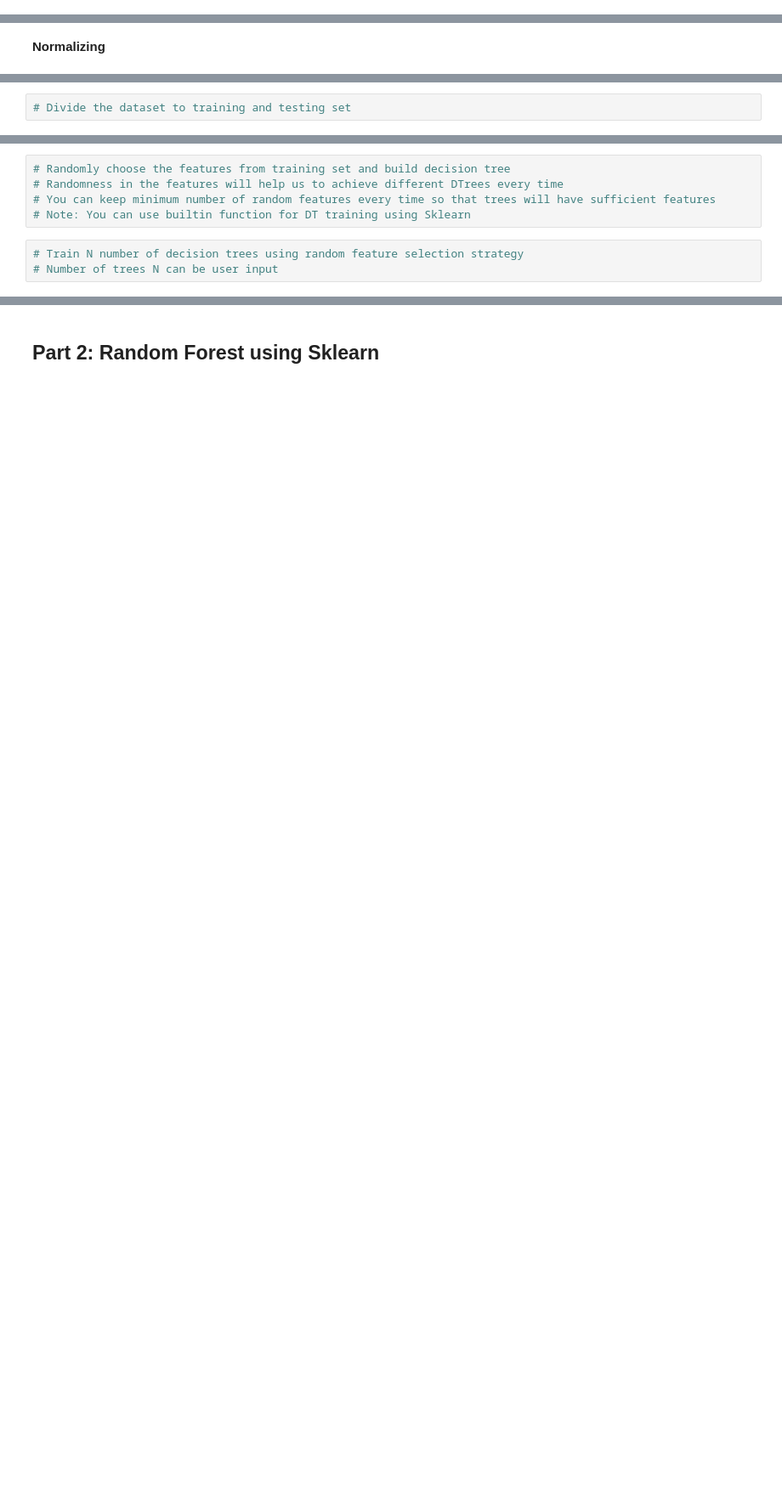
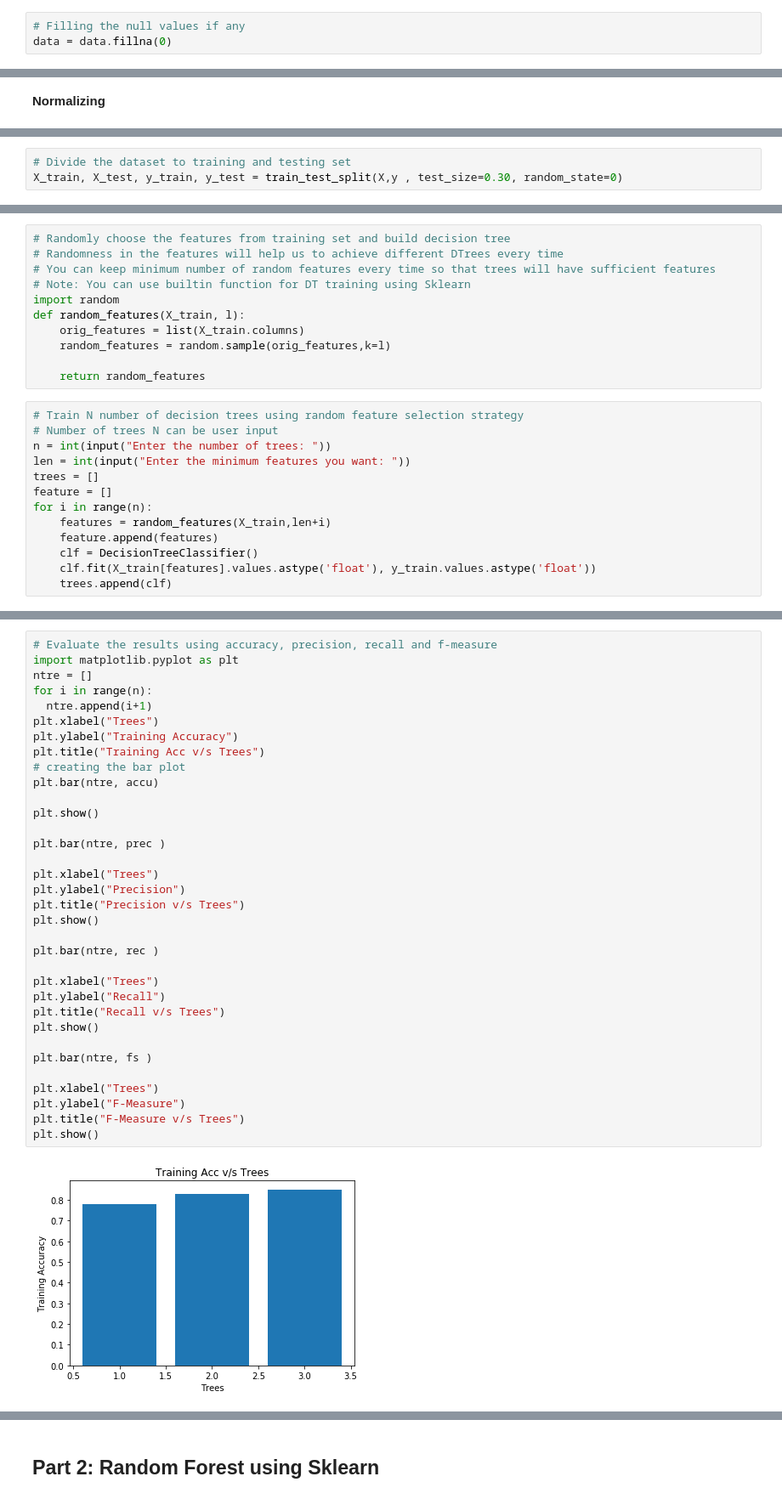
Before and after one commit to VKG5/Learning-Python, a Jupyter notebook: Sem 5/AI-ML/Task_1_RandomForest_from_scratch.ipynb, the cells around one changed output, grey strips where cells are left out. Shown at 85% size. Saved outputs shown, nothing was run; the diff lists cells and outputs as text; blank space fills up the shorter version.

```diff
--- a/Sem 5/AI-ML/Task_1_RandomForest_from_scratch.ipynb
+++ b/Sem 5/AI-ML/Task_1_RandomForest_from_scratch.ipynb
@@ -115,3 +108,6 @@ skewness_about.2               1
 hollows_ratio                  0
 class                          0
 dtype: int64
+# %%
+# Filling the null values if any
+data = data.fillna(0)
@@ -150,2 +252,3 @@ class : 3
 # %%
 # Divide the dataset to training and testing set
+X_train, X_test, y_train, y_test = train_test_split(X,y , test_size=0.30, random_state=0)
@@ -154,6 +271,22 @@ class : 3
 # Randomness in the features will help us to achieve different DTrees every time
 # You can keep minimum number of random features every time so that trees will have sufficient features
 # Note: You can use builtin function for DT training using Sklearn
+import random
+def random_features(X_train, l):
+    orig_features = list(X_train.columns)
+    random_features = random.sample(orig_features,k=l)
+
+    return random_features
 # %%
 # Train N number of decision trees using random feature selection strategy
 # Number of trees N can be user input
+n = int(input("Enter the number of trees: "))
+len = int(input("Enter the minimum features you want: "))
+trees = []
+feature = []
+for i in range(n):
+    features = random_features(X_train,len+i)
+    feature.append(features)
+    clf = DecisionTreeClassifier()
+    clf.fit(X_train[features].values.astype('float'), y_train.values.astype('float'))
+    trees.append(clf)
@@ -177,0 +353,36 @@ class : 3
+# %%
+# Evaluate the results using accuracy, precision, recall and f-measure
+import matplotlib.pyplot as plt
+ntre = []
+for i in range(n):
+  ntre.append(i+1)
+plt.xlabel("Trees")
+plt.ylabel("Training Accuracy")
+plt.title("Training Acc v/s Trees")
+# creating the bar plot
+plt.bar(ntre, accu)
+
+plt.show()
+
+plt.bar(ntre, prec )
+
+plt.xlabel("Trees")
+plt.ylabel("Precision")
+plt.title("Precision v/s Trees")
+plt.show()
+
+plt.bar(ntre, rec )
+
+plt.xlabel("Trees")
+plt.ylabel("Recall")
+plt.title("Recall v/s Trees")
+plt.show()
+
+plt.bar(ntre, fs )
+
+plt.xlabel("Trees")
+plt.ylabel("F-Measure")
+plt.title("F-Measure v/s Trees")
+plt.show()
+# %% [output]
+[figure, added]
```
Also changed, not shown: parts of 40 cells of this notebook, 3 other files.
